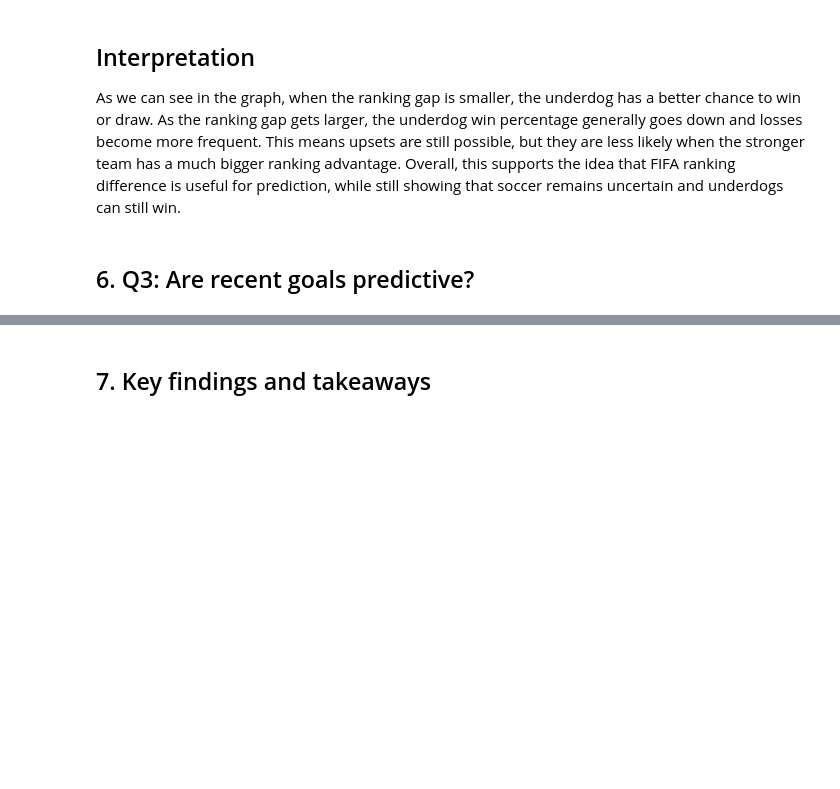
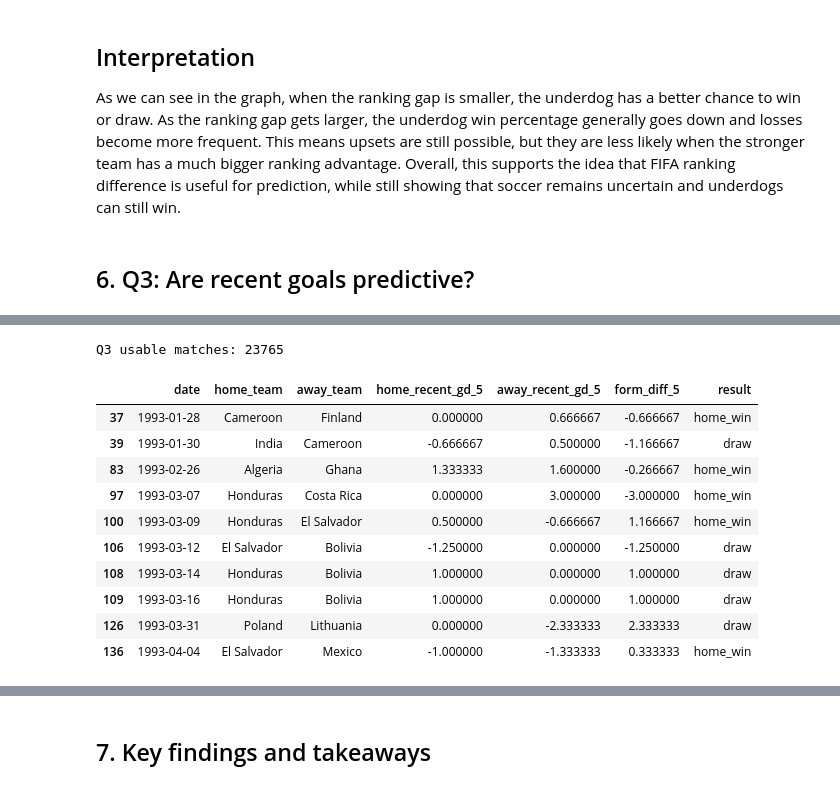
Before and after one commit to Alejandromarchesini12/fifa-worldcup-ml-simulation, a Jupyter notebook: notebooks/Phase2_Exploratory_Data_Analysis.ipynb, the cells around one changed output, grey strips where cells are left out. Cells and saved outputs as stored; diff of their text form; code cells hidden in the pictures; blank space fills up the shorter version.

```diff
--- a/notebooks/Phase2_Exploratory_Data_Analysis.ipynb
+++ b/notebooks/Phase2_Exploratory_Data_Analysis.ipynb
@@ -516,0 +595,48 @@ As we can see in the graph, when the ranking gap is smaller, the underdog has a
+# %%
+# 3) Merge form back to match-level data
+# We attach recent form for home team and away team to each original match row.
+
+form_features = team_matches[["date", "team", "recent_gf_5", "recent_ga_5", "recent_gd_5"]].copy()
+
+home_form = form_features.rename(columns={
+    "team": "home_team",
+    "recent_gf_5": "home_recent_gf_5",
+    "recent_ga_5": "home_recent_ga_5",
+    "recent_gd_5": "home_recent_gd_5",
+})
+
+away_form = form_features.rename(columns={
+    "team": "away_team",
+    "recent_gf_5": "away_recent_gf_5",
+    "recent_ga_5": "away_recent_ga_5",
+    "recent_gd_5": "away_recent_gd_5",
+})
+
+q3_data = data.merge(home_form, on=["date", "home_team"], how="left")
+q3_data = q3_data.merge(away_form, on=["date", "away_team"], how="left")
+
+# Positive => home team has better recent goal-difference form
+q3_data["form_diff_5"] = q3_data["home_recent_gd_5"] - q3_data["away_recent_gd_5"]
+
+# Keep only rows where both teams have enough history
+q3_data_valid = q3_data.dropna(subset=["home_recent_gd_5", "away_recent_gd_5"]).copy()
+
+print("Q3 usable matches:", len(q3_data_valid))
+display(q3_data_valid[[
+    "date", "home_team", "away_team",
+    "home_recent_gd_5", "away_recent_gd_5",
+    "form_diff_5", "result"
+]].head(10))
+# %% [output]
+Q3 usable matches: 23765
+|  | date | home_team | away_team | home_recent_gd_5 | away_recent_gd_5 | form_diff_5 | result |
+| 37 | 1993-01-28 | Cameroon | Finland | 0.000000 | 0.666667 | -0.666667 | home_win |
+| 39 | 1993-01-30 | India | Cameroon | -0.666667 | 0.500000 | -1.166667 | draw |
+| 83 | 1993-02-26 | Algeria | Ghana | 1.333333 | 1.600000 | -0.266667 | home_win |
+| 97 | 1993-03-07 | Honduras | Costa Rica | 0.000000 | 3.000000 | -3.000000 | home_win |
+| 100 | 1993-03-09 | Honduras | El Salvador | 0.500000 | -0.666667 | 1.166667 | home_win |
+| 106 | 1993-03-12 | El Salvador | Bolivia | -1.250000 | 0.000000 | -1.250000 | draw |
+| 108 | 1993-03-14 | Honduras | Bolivia | 1.000000 | 0.000000 | 1.000000 | draw |
+| 109 | 1993-03-16 | Honduras | Bolivia | 1.000000 | 0.000000 | 1.000000 | draw |
+| 126 | 1993-03-31 | Poland | Lithuania | 0.000000 | -2.333333 | 2.333333 | draw |
+| 136 | 1993-04-04 | El Salvador | Mexico | -1.000000 | -1.333333 | 0.333333 | home_win |
```
Also changed, not shown: parts of 5 cells of this notebook.
